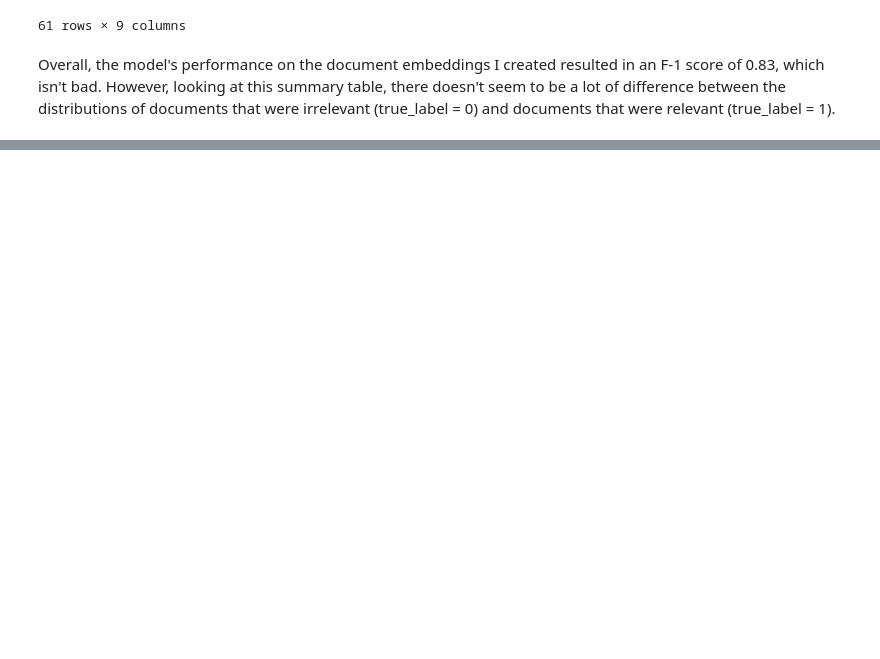
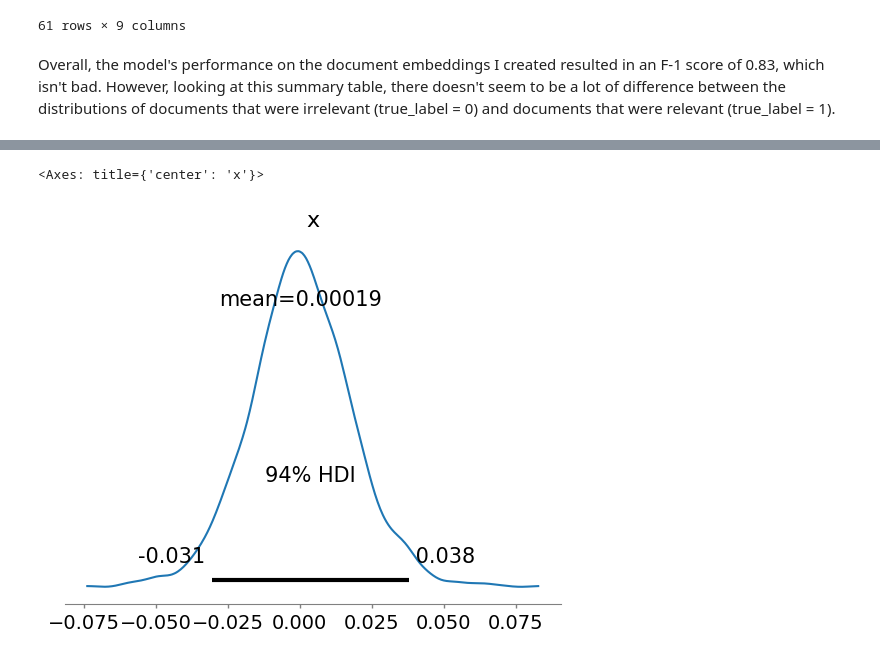
Before and after one commit to brettgenz/bayesian_text_classification, a Jupyter notebook: dev/dev2_gemini_Usenet_data.ipynb, the cells around one changed output, grey strips where cells are left out. Cells and saved outputs as stored; diff of their text form; code cells hidden in the pictures; blank space fills up the shorter version.

```diff
--- a/dev/dev2_gemini_Usenet_data.ipynb
+++ b/dev/dev2_gemini_Usenet_data.ipynb
@@ -515,0 +522,5 @@ Overall, the model's performance on the document embeddings I created resulted i
+# %%
+az.plot_posterior(X_test[(2190 + 1)])
+# %% [output]
+<Axes: title={'center': 'x'}>
+[figure, added]
```
Also changed, not shown: parts of 11 cells of this notebook.
